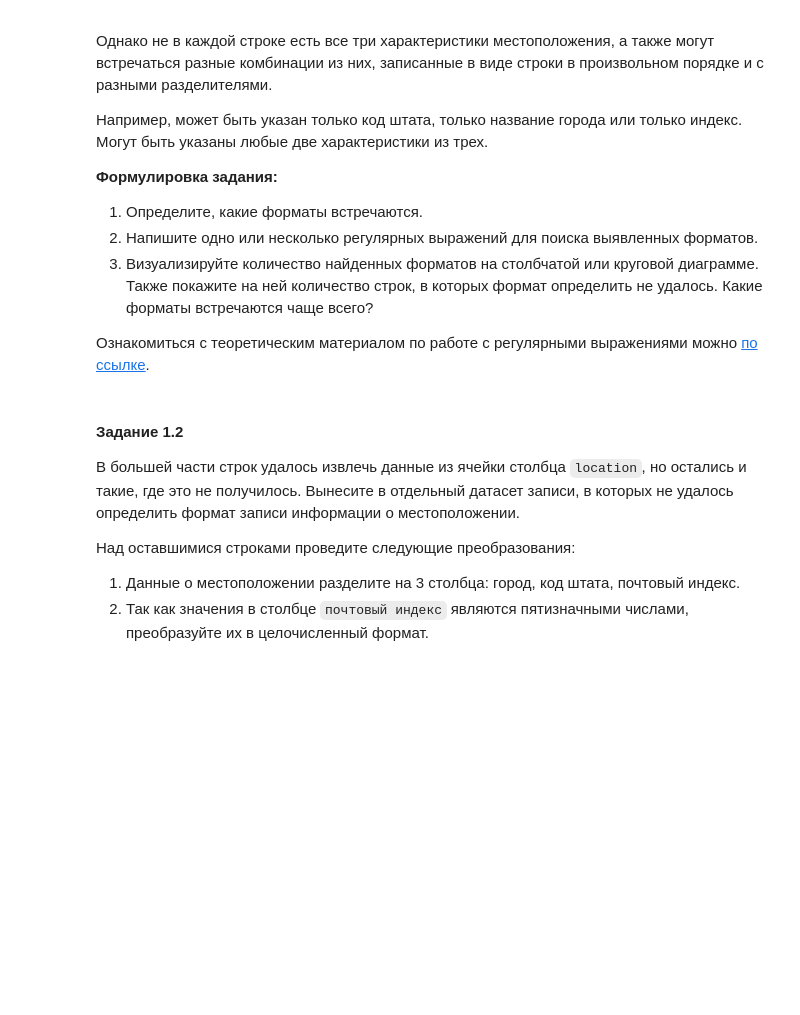
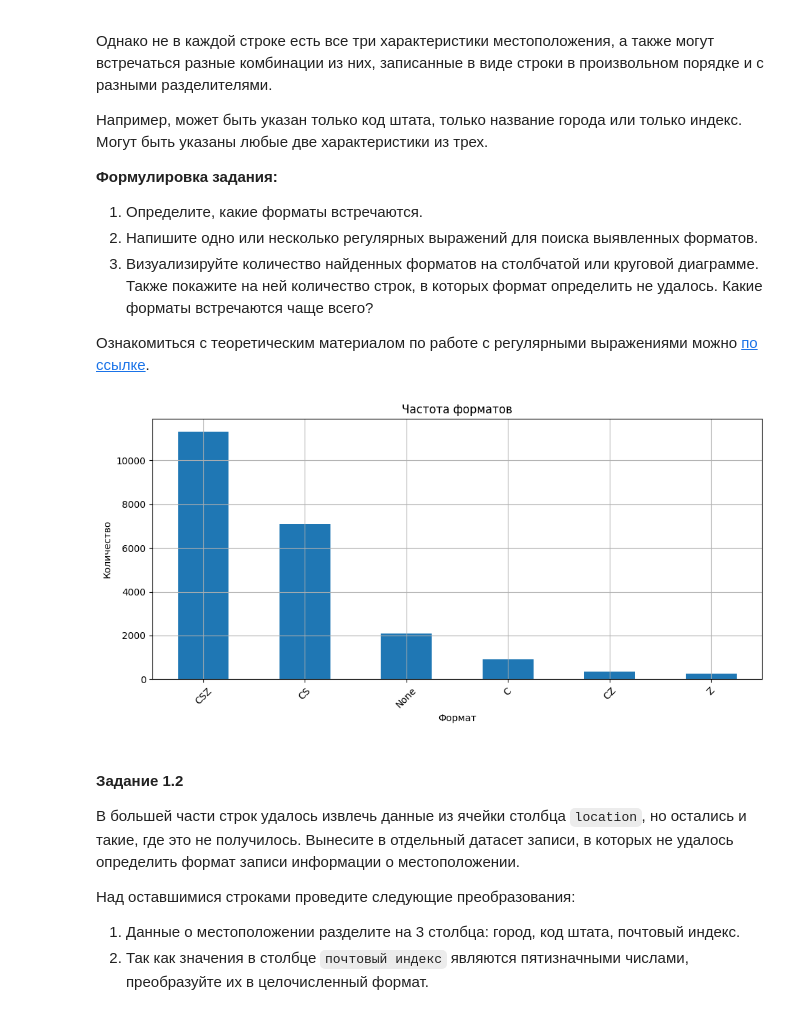
Before and after one commit to AndronIxI/cpp, a Jupyter notebook: labs/Лаба1_МЕВД_Сорокин.ipynb, the cells around one changed output. Drawn from its saved outputs; the diff is of its cells as text; code cells hidden in the pictures; blank space fills up the shorter version.

```diff
--- a/labs/Лаба1_МЕВД_Сорокин.ipynb
+++ b/labs/Лаба1_МЕВД_Сорокин.ipynb
@@ -165,3 +252,37 @@ memory usage: 2.3+ MB
+# %%
+import re
+
+patterns = {
+    'CSZ': r'^[a-zA-Z\s]+[, ]+[A-Z]{2}[, ]+\d{5}$',
+    'CS': r'^[a-zA-Z\s]+[, ]+[A-Z]{2}$',
+    'CZ': r'^[a-zA-Z\s]+[, ]*\d{5}$',
+    'SZ': r'^[A-Z]{2}[, ]+\d{5}$',
+    'C': r'^[a-zA-Z\s]+$',
+    'S': r'^[A-Z]{2}$',
+    'Z': r'^\d{5}$'
+}
+
+def detect_format(location):
+    if pd.isna(location):
+        return 'None'
+    for name, pattern in patterns.items():
+        if re.match(pattern, location.strip()):
+            return name
+    return 'None'
+
+formats = pd.DataFrame()
+formats['format'] = df['location'].apply(detect_format)
+format_counts = formats['format'].value_counts()
+
+format_counts.plot(kind='bar', figsize=(10, 5), title='Частота форматов')
+plt.xlabel('Формат')
+plt.ylabel('Количество')
+plt.xticks(rotation=45)
+plt.grid(True)
+plt.tight_layout()
+plt.show()
+# %% [output]
+[figure, added]
 # %% [markdown]
 #### Задание 1.2
 
```
Also changed, not shown: parts of 11 cells of this notebook.
